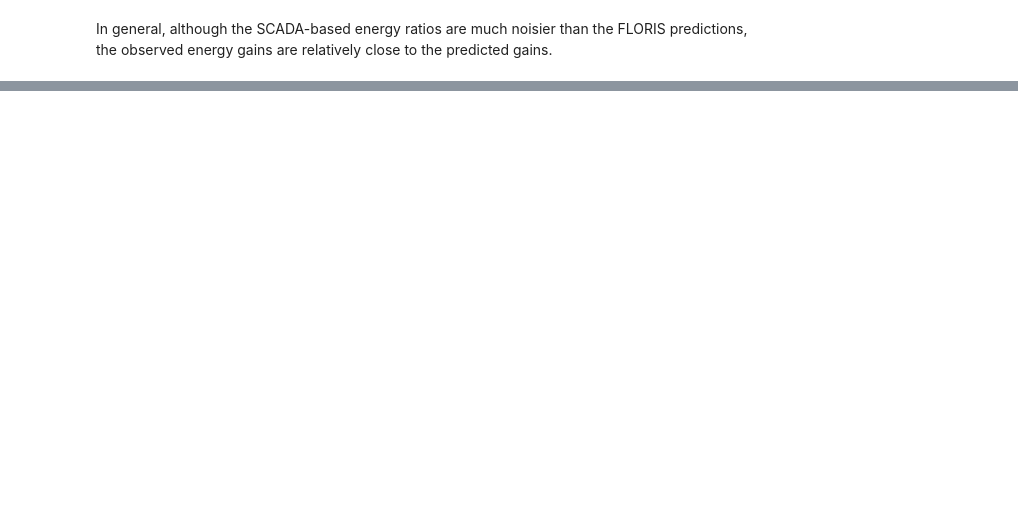
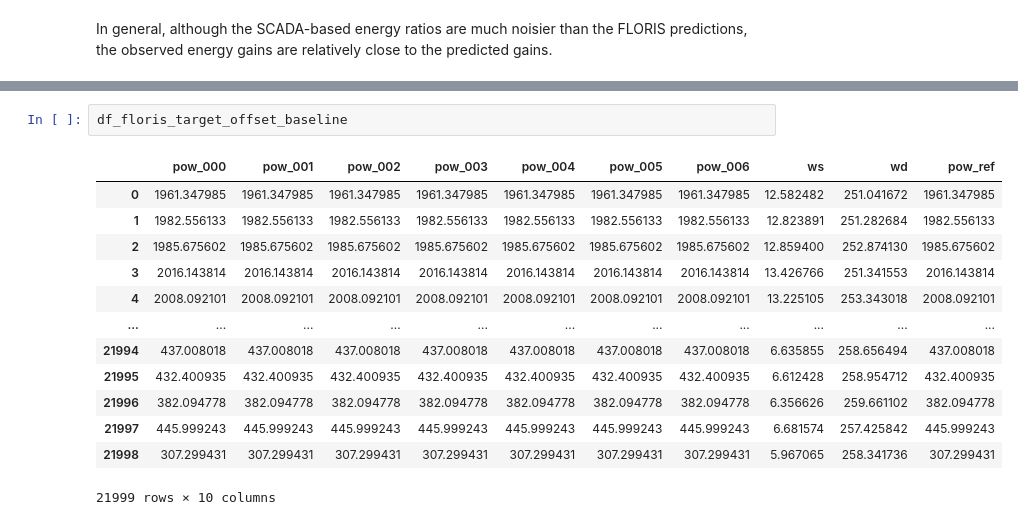
Before and after one commit to NREL/flasc, a Jupyter notebook: examples_smarteole/06_wake_steering_energy_ratio_analysis.ipynb, the cells around one changed output, grey strips where cells are left out. Drawn from its saved outputs; the diff is of its cells as text; blank space fills up the shorter version.

```diff
--- a/examples_smarteole/06_wake_steering_energy_ratio_analysis.ipynb
+++ b/examples_smarteole/06_wake_steering_energy_ratio_analysis.ipynb
@@ -473,0 +541,16 @@ In general, although the SCADA-based energy ratios are much noisier than the FLO
+# %%
+df_floris_target_offset_baseline
+# %% [output]
+|  | pow_000 | pow_001 | pow_002 | pow_003 | pow_004 | pow_005 | pow_006 | ws | wd | pow_ref |
+| 0 | 1961.347985 | 1961.347985 | 1961.347985 | 1961.347985 | 1961.347985 | 1961.347985 | 1961.347985 | 12.582482 | 251.041672 | 1961.347985 |
+| 1 | 1982.556133 | 1982.556133 | 1982.556133 | 1982.556133 | 1982.556133 | 1982.556133 | 1982.556133 | 12.823891 | 251.282684 | 1982.556133 |
+| 2 | 1985.675602 | 1985.675602 | 1985.675602 | 1985.675602 | 1985.675602 | 1985.675602 | 1985.675602 | 12.859400 | 252.874130 | 1985.675602 |
+| 3 | 2016.143814 | 2016.143814 | 2016.143814 | 2016.143814 | 2016.143814 | 2016.143814 | 2016.143814 | 13.426766 | 251.341553 | 2016.143814 |
+| 4 | 2008.092101 | 2008.092101 | 2008.092101 | 2008.092101 | 2008.092101 | 2008.092101 | 2008.092101 | 13.225105 | 253.343018 | 2008.092101 |
+| ... | ... | ... | ... | ... | ... | ... | ... | ... | ... | ... |
+| 21994 | 437.008018 | 437.008018 | 437.008018 | 437.008018 | 437.008018 | 437.008018 | 437.008018 | 6.635855 | 258.656494 | 437.008018 |
+| 21995 | 432.400935 | 432.400935 | 432.400935 | 432.400935 | 432.400935 | 432.400935 | 432.400935 | 6.612428 | 258.954712 | 432.400935 |
+| 21996 | 382.094778 | 382.094778 | 382.094778 | 382.094778 | 382.094778 | 382.094778 | 382.094778 | 6.356626 | 259.661102 | 382.094778 |
+| 21997 | 445.999243 | 445.999243 | 445.999243 | 445.999243 | 445.999243 | 445.999243 | 445.999243 | 6.681574 | 257.425842 | 445.999243 |
+| 21998 | 307.299431 | 307.299431 | 307.299431 | 307.299431 | 307.299431 | 307.299431 | 307.299431 | 5.967065 | 258.341736 | 307.299431 |
+21999 rows × 10 columns
```
Also changed, not shown: parts of 13 cells of this notebook.
